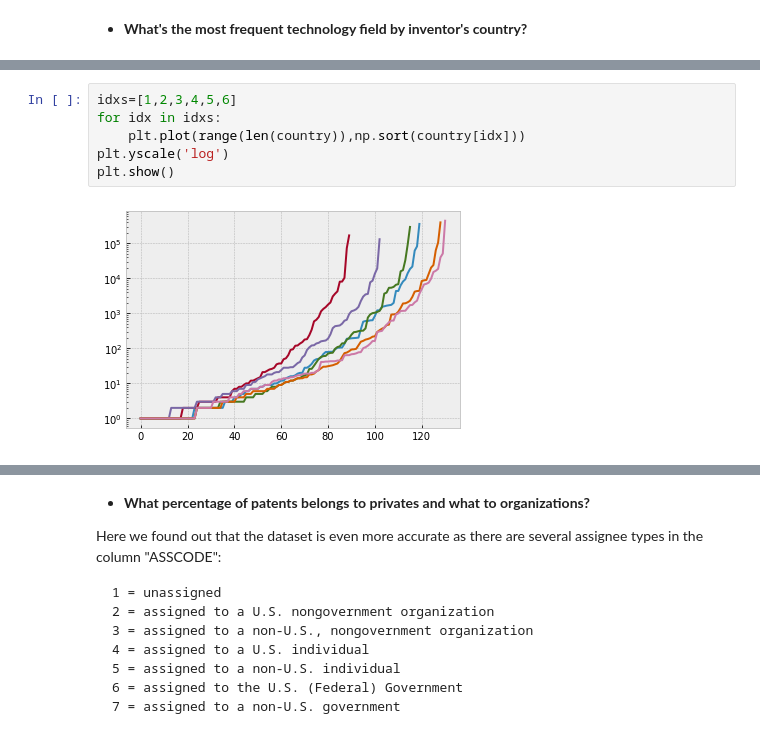
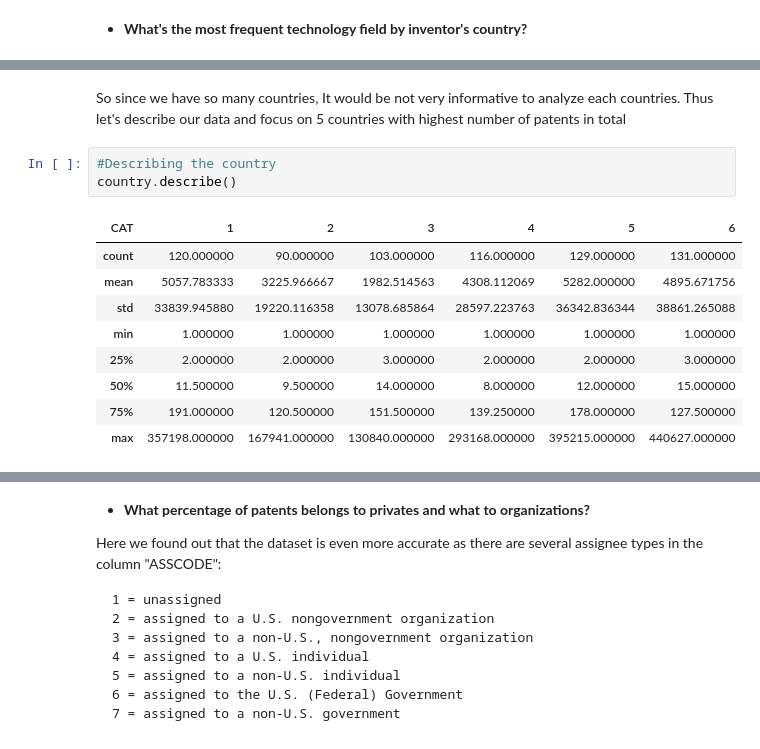
Before and after one commit to antonino-barbera/seanbi, a Jupyter notebook: project/project.ipynb, the cells around one changed output, grey strips where cells are left out. Drawn from its saved outputs; the diff is of its cells as text.

```diff
--- a/project/project.ipynb
+++ b/project/project.ipynb
@@ -445,8 +478,15 @@ country=country.set_index("Country")
-# %%
-idxs=[1,2,3,4,5,6]
-for idx in idxs:
-    plt.plot(range(len(country)),np.sort(country[idx]))
-plt.yscale('log')
-plt.show()
-# %% [output]
-[figure, removed]
+# %% [markdown]
+So since we have so many countries, It would be not very informative to analyze each countries. Thus let's describe our data and focus on 5 countries with highest number of patents in total
+# %%
+#Describing the country
+country.describe()
+# %% [output]
+| CAT | 1 | 2 | 3 | 4 | 5 | 6 |
+| count | 120.000000 | 90.000000 | 103.000000 | 116.000000 | 129.000000 | 131.000000 |
+| mean | 5057.783333 | 3225.966667 | 1982.514563 | 4308.112069 | 5282.000000 | 4895.671756 |
+| std | 33839.945880 | 19220.116358 | 13078.685864 | 28597.223763 | 36342.836344 | 38861.265088 |
+| min | 1.000000 | 1.000000 | 1.000000 | 1.000000 | 1.000000 | 1.000000 |
+| 25% | 2.000000 | 2.000000 | 3.000000 | 2.000000 | 2.000000 | 3.000000 |
+| 50% | 11.500000 | 9.500000 | 14.000000 | 8.000000 | 12.000000 | 15.000000 |
+| 75% | 191.000000 | 120.500000 | 151.500000 | 139.250000 | 178.000000 | 127.500000 |
+| max | 357198.000000 | 167941.000000 | 130840.000000 | 293168.000000 | 395215.000000 | 440627.000000 |
```
Also changed, not shown: parts of 14 cells of this notebook, 2 other files.
